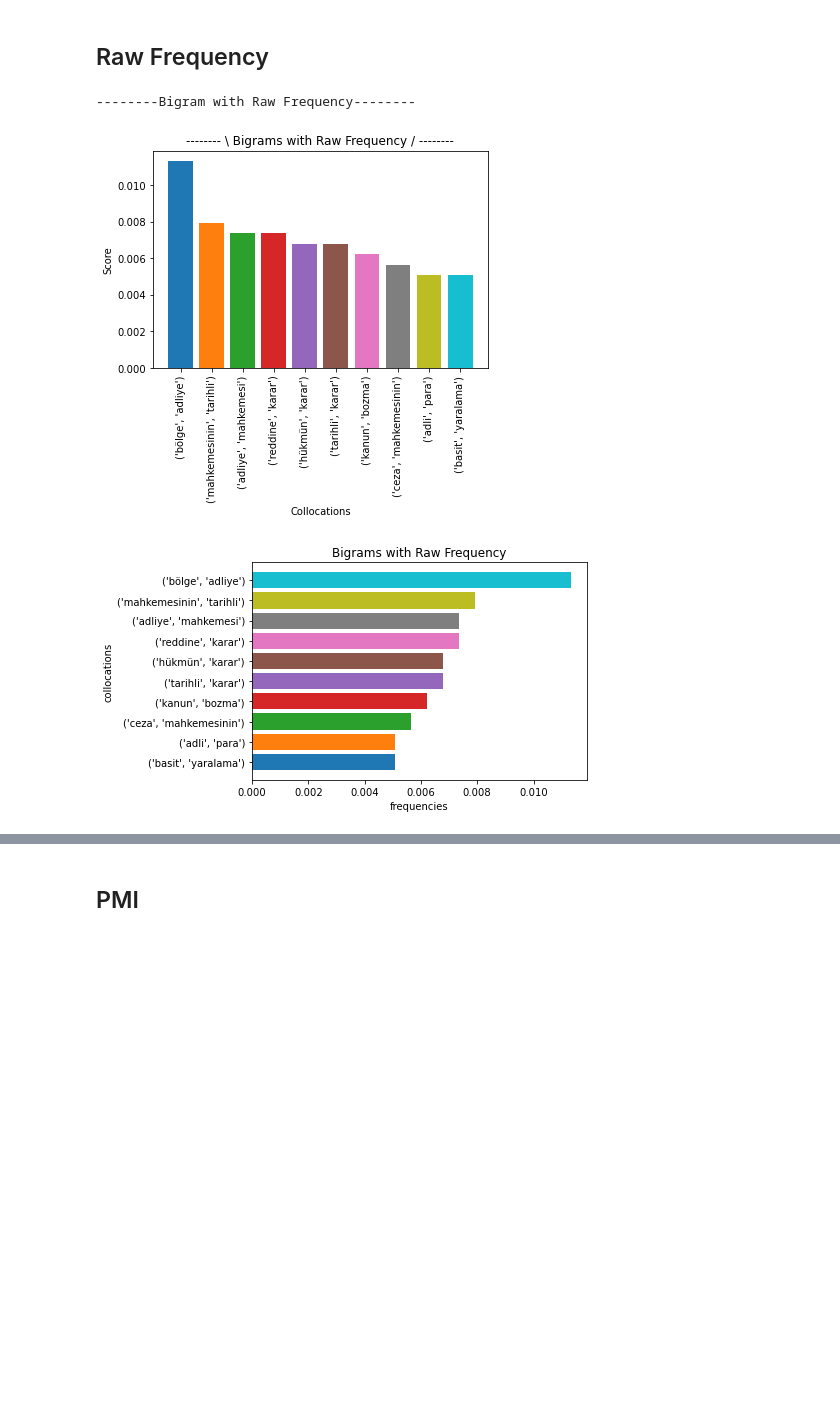
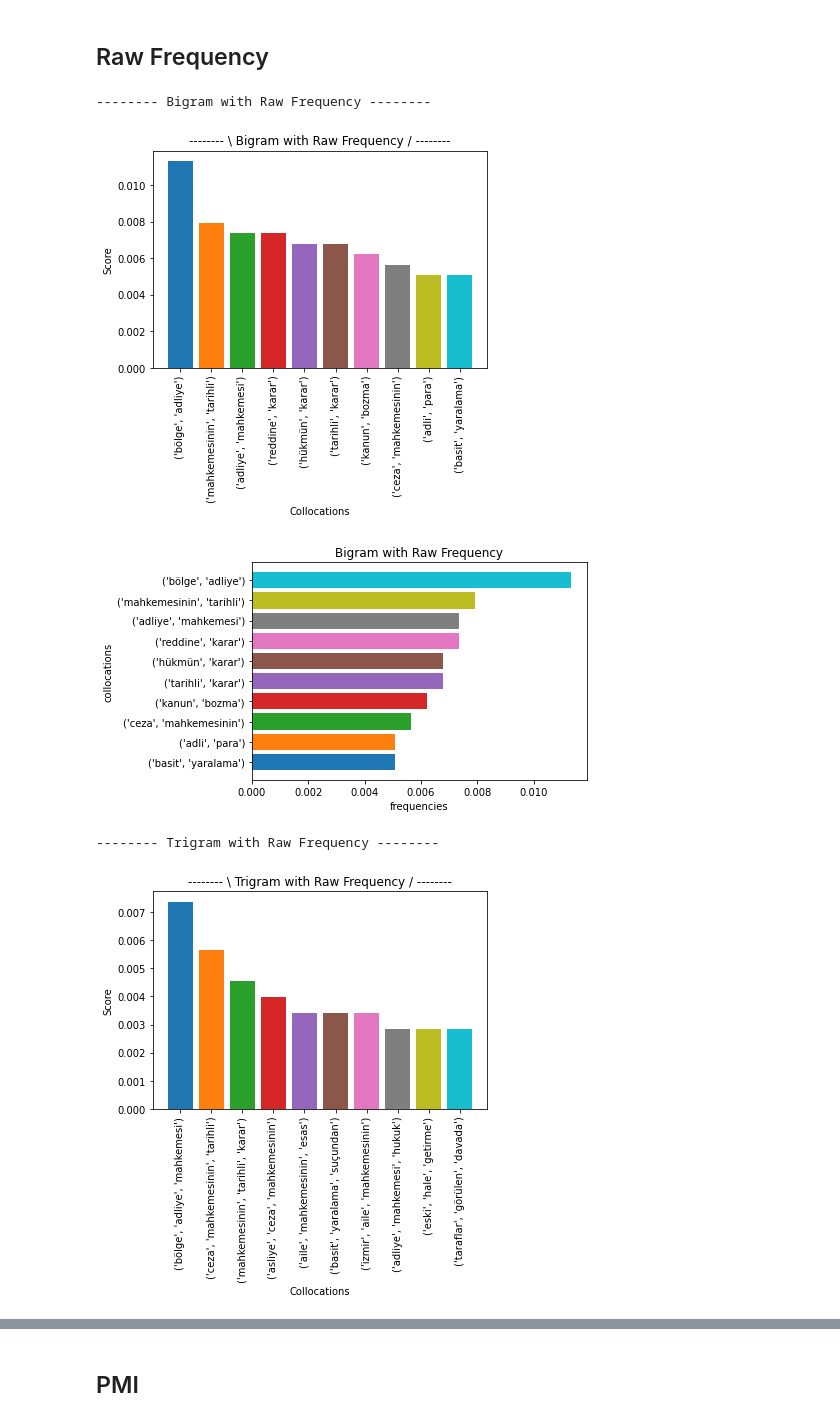
Before and after one commit to anilsenay/CSE4095S22_Grp4, a Jupyter notebook: Delivery 1 - Collocations/iteration1.ipynb, the cells around one changed output, grey strips where cells are left out. Cells and saved outputs as stored; diff of their text form; code cells hidden in the pictures; blank space fills up the shorter version.

Commit message:
Create draw chart function and add comments

```diff
--- a/Delivery 1 - Collocations/iteration1.ipynb
+++ b/Delivery 1 - Collocations/iteration1.ipynb
@@ -97,17 +116,22 @@ def pre_processing(words):
 # %% [markdown]
 # Find ngrams without stopwords
 # %%
+# get all json files in a directory
 path = "testDatasets/*.json"
 files = glob.glob(path)
 
 words = ""
 
+# merge all text content in jsons
 for file in files:
-    jsonWords = (readJson(file))
+    #jsonWords = pre_processing(readJson(file)) # for preprocessing
+    jsonWords = readJson(file) # without preprocessing
     words = words + jsonWords
 
+# tokenize merged texts
 tokenized_words = [word.lower() for word in words.split() if word.lower() not in stopwords and len(word) > 1 and re.match("^[A-Z0-9a-zğüşöçİĞÜŞÖÇ]*$", word)]
 
+# create ngram lists from given array
 ngram_list = [
     {"n": 1, "prefix": "unigram"},
     {"n": 2, "prefix": "bigram"},
@@ -115,8 +139,11 @@ ngram_list = [
 ]
 
 for ngram in ngram_list:
+    # create ngrams with each has n token
     n = ngrams(tokenized_words, ngram['n'])
     nFreq = collections.Counter(n)
+
+    # create ngram table and export it to csv file
     df = pd.DataFrame(nFreq.most_common(None), columns = ['Words', 'Frequency'])
     df = df.sort_values(by='Frequency', ascending=False)
     p = './outputs/' + ngram['prefix'] + '-without-stopwords.csv'
@@ -168,36 +222,16 @@ if not os.path.exists("methods"):
 # %% [markdown]
 ## Raw Frequency
 # %%
-import pandas as pd
-import matplotlib.pyplot as plt
-import numpy as np
 bigramRawFreqTable = pd.DataFrame(list(bigram_finder.score_ngrams(bigrams.raw_freq)), columns=['Bigram','raw_freq']).sort_values(by='raw_freq', ascending=False)
 bigramRawFreqTable.to_csv('./methods/bigram/bigramRawFreqTable.csv', index = False, header=True)
-print("\n--------Bigram with Raw Frequency--------")
-data = pd.read_csv("./methods/bigram/bigramRawFreqTable.csv")
-words = []
-words = data.head(10)['Bigram']
-freqs = data.head(10)['raw_freq']
-colors = ['#1f77b4', '#ff7f0e', '#2ca02c', '#d62728', '#9467bd',
-          '#8c564b', '#e377c2', '#7f7f7f', '#bcbd22', '#17becf']
-reversed_words = words[::-1]
-reversed_freqs = freqs[::-1]
-plt.bar(words,freqs, color=colors)
-plt.title('-------- \ Bigrams with Raw Frequency / --------')
-plt.xticks(rotation=90)
-plt.xlabel('Collocations')
-plt.ylabel('Score')
-plt.show()
-
-plt.barh(reversed_words, reversed_freqs, color=colors)
-plt.ylabel("collocations")
-plt.xlabel("frequencies")
-plt.title("Bigrams with Raw Frequency")
-plt.show()
+draw_chart({"file": './methods/bigram/bigramRawFreqTable.csv', "title": "Bigram with Raw Frequency"})
 
 trigramRawFreqTable = pd.DataFrame(list(trigram_finder.score_ngrams(trigrams.raw_freq)), columns=['Trigram','raw_freq']).sort_values(by='raw_freq', ascending=False)
 trigramRawFreqTable.to_csv('./methods/trigram/trigramRawFreqTable.csv', index = False, header=True)
+draw_chart({"file": './methods/trigram/trigramRawFreqTable.csv', "title": "Trigram with Raw Frequency"})
 # %% [output]
---------Bigram with Raw Frequency--------
+-------- Bigram with Raw Frequency --------
-[figure, old version]
+[figure, new version]
-[figure, old version]
+[figure, new version]
+-------- Trigram with Raw Frequency --------
+[figure, added]
```
Also changed, not shown: parts of 17 cells of this notebook.
